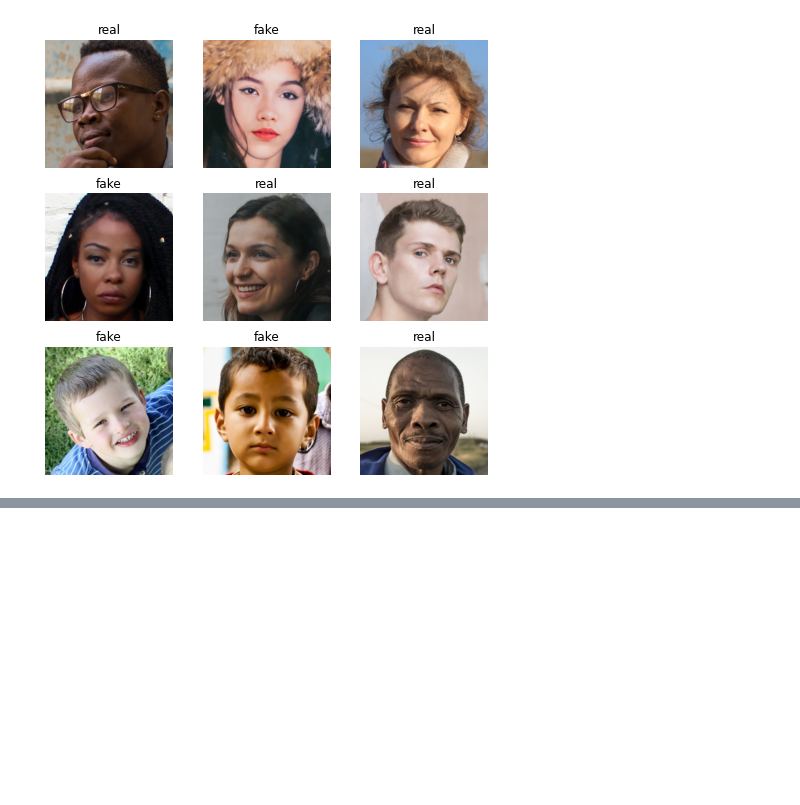
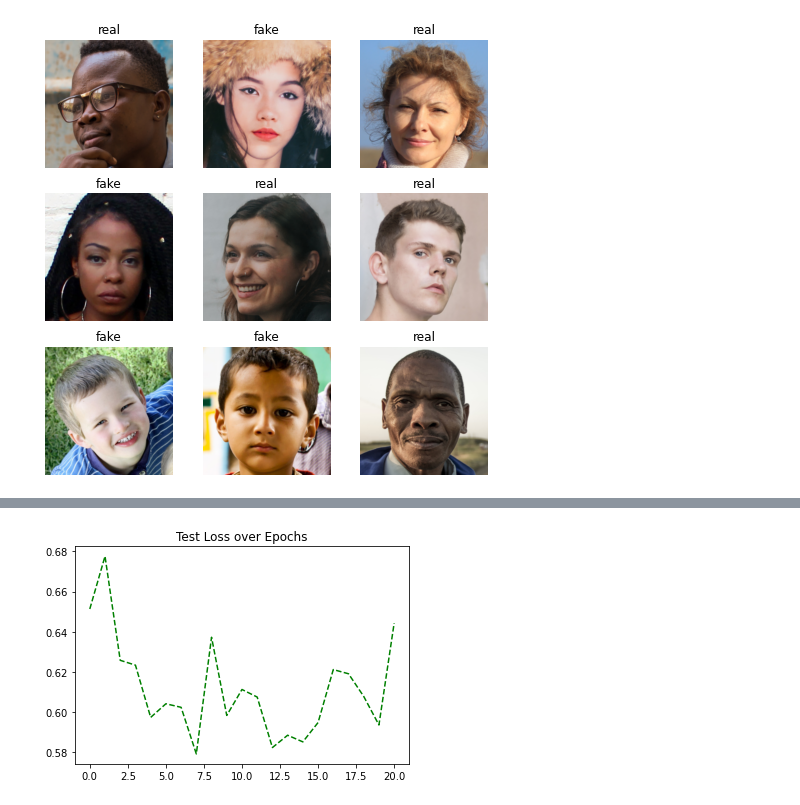
Before and after one commit to RealWinTKyaw/Computational-Data-Science, a Jupyter notebook: PyTorch_Model.ipynb, the cells around one changed output, grey strips where cells are left out. Cells and saved outputs as stored; diff of their text form; code cells hidden in the pictures; blank space fills up the shorter version.

```diff
--- a/PyTorch_Model.ipynb
+++ b/PyTorch_Model.ipynb
@@ -344,0 +403,6 @@ train_losses = [1.0632610142230987, 0.8317088425159455, 0.7634814083576202, 0.74
+# %%
+plt.plot(test_losses, "g--", label='Test loss')
+plt.title("Test Loss over Epochs")
+plt.show()
+# %% [output]
+[figure, added]
```
Also changed, not shown: parts of 25 cells of this notebook.
